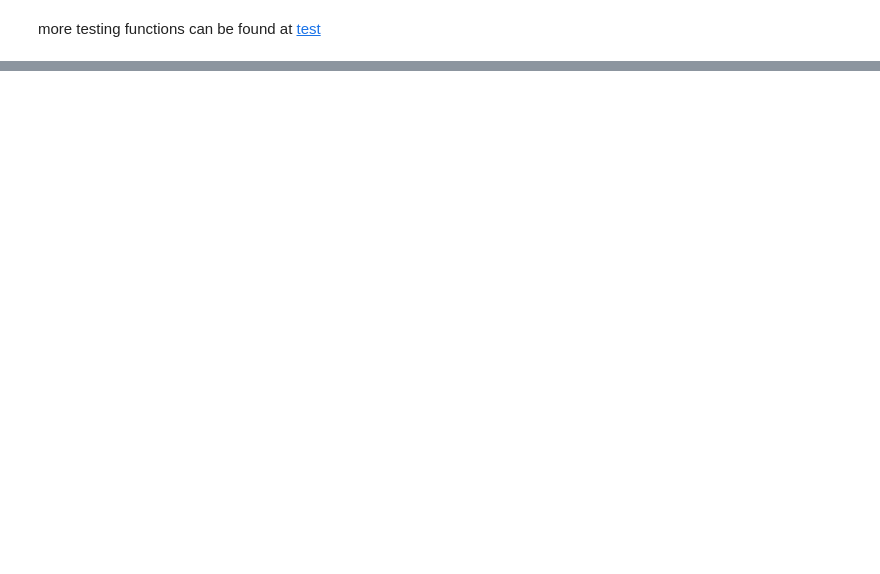
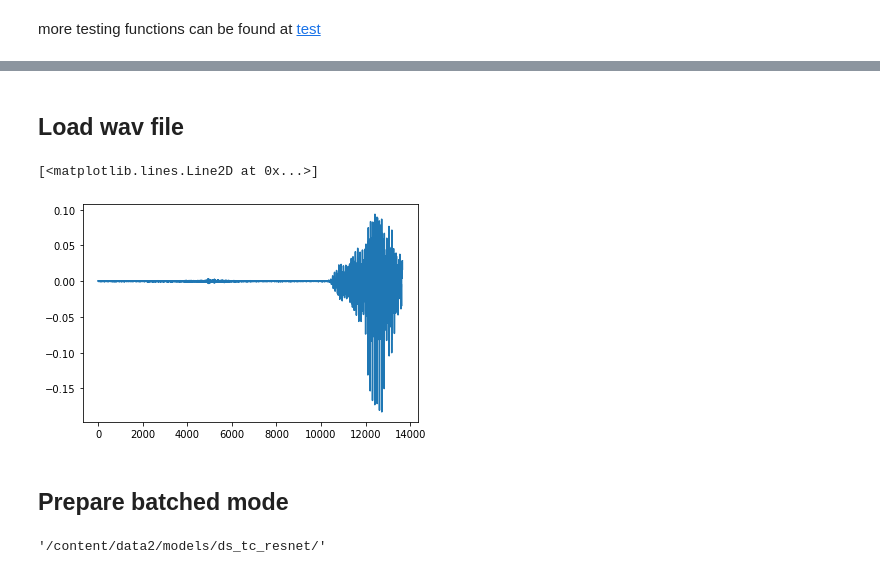
Before and after one commit to yuyunchia/kws-streaming, a Jupyter notebook: kws_streaming/colab/00_check_data.ipynb, the cells around one changed output, grey strips where cells are left out. Saved outputs shown, nothing was run; the diff lists cells and outputs as text; code cells hidden in the pictures; blank space fills up the shorter version.

```diff
--- a/kws_streaming/colab/00_check_data.ipynb
+++ b/kws_streaming/colab/00_check_data.ipynb
@@ -523,0 +633,32 @@ more testing functions can be found at [test](https://github.com/google-research
+# %% [markdown]
+## Load wav file
+# %%
+def waveread_as_pcm16(filename):
+  """Read in audio data from a wav file.  Return d, sr."""
+  samplerate, wave_data = wav.read(filename)
+  # Read in wav file.
+  return wave_data, samplerate
+
+def wavread_as_float(filename, target_sample_rate=16000):
+  """Read in audio data from a wav file.  Return d, sr."""
+  wave_data, samplerate = waveread_as_pcm16(filename)
+  desired_length = int(
+      round(float(len(wave_data)) / samplerate * target_sample_rate))
+  wave_data = scipy.signal.resample(wave_data, desired_length)
+
+  # Normalize short ints to floats in range [-1..1).
+  data = np.array(wave_data, np.float32) / 32768.0
+  return data, target_sample_rate
+# %%
+# set PATH to data sets (for example to speech commands V2):
+# it can be downloaded from
+# https://storage.googleapis.com/download.tensorflow.org/data/speech_commands_v0.02.tar.gz
+# if you run 00_check-data.ipynb then data2 should be located in the current folder
+current_dir = os.getcwd()
+DATA_PATH = os.path.join(current_dir, "data2/")
+# %%
+# Set path to wav file for testing.
+wav_file = os.path.join(DATA_PATH, "left/012187a4_nohash_0.wav")
+
+# read audio file
+wav_data, samplerate = wavread_as_float(wav_file)
@@ -523,0 +667,16 @@ more testing functions can be found at [test](https://github.com/google-research
+# %%
+plt.plot(wav_data)
+# %% [output]
+[<matplotlib.lines.Line2D at 0x...>]
+[figure, added]
+# %% [markdown]
+## Prepare batched mode
+# %%
+# This notebook is configured to work with 'ds_tc_resnet' and 'svdf'.
+MODEL_NAME = 'ds_tc_resnet'
+# MODEL_NAME = 'svdf'
+MODELS_PATH = os.path.join(current_dir, "models")
+MODEL_PATH = os.path.join(MODELS_PATH, MODEL_NAME + "/")
+MODEL_PATH
+# %% [output]
+'/content/data2/models/ds_tc_resnet/'
```
Also changed, not shown: parts of 53 cells of this notebook.
